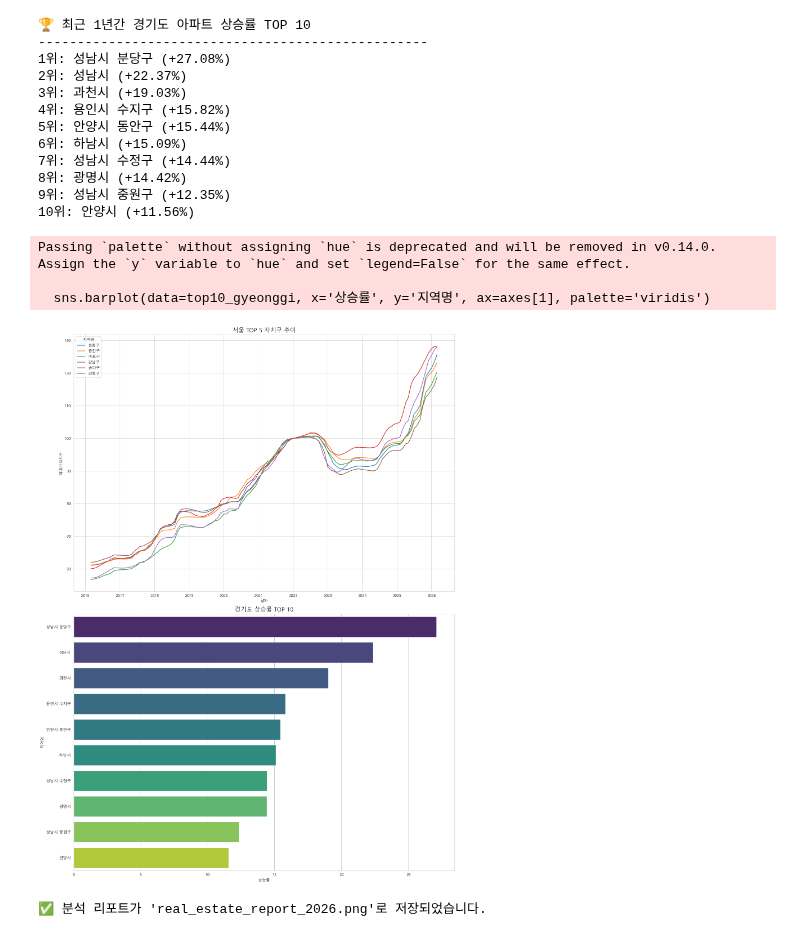
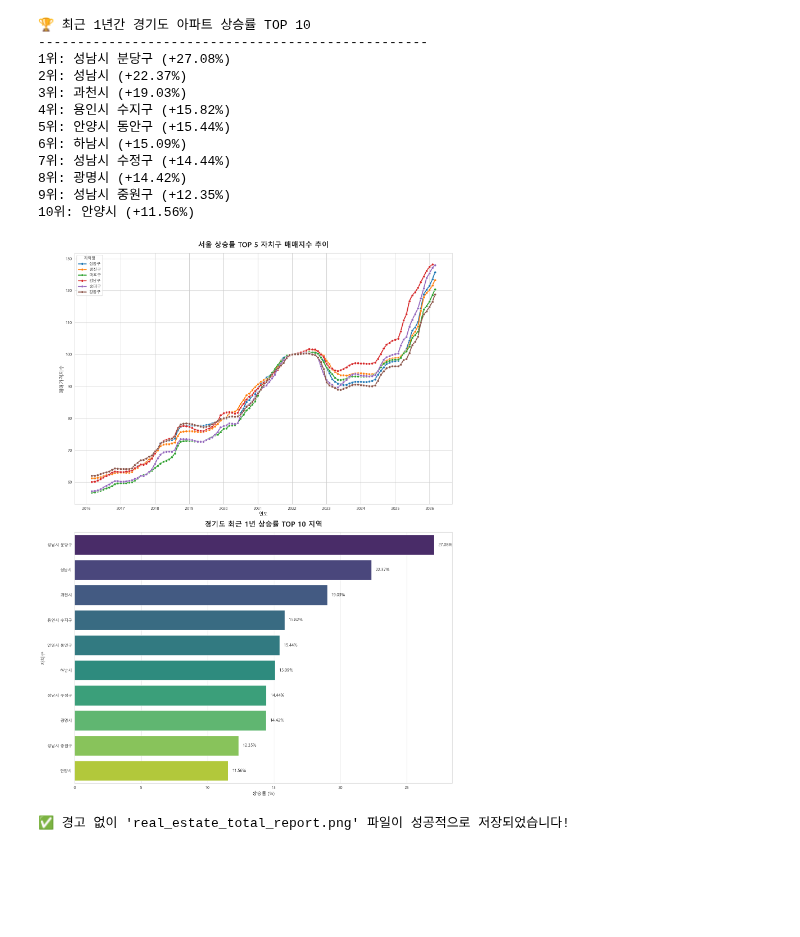
Before and after one commit to space-cap/python-real-estate-analysis, a Jupyter notebook: notebooks/01_monthly_apt_trend.ipynb, the cells around one changed output. Drawn from its saved outputs; the diff is of its cells as text; code cells hidden in the pictures; blank space fills up the shorter version.

```diff
--- a/notebooks/01_monthly_apt_trend.ipynb
+++ b/notebooks/01_monthly_apt_trend.ipynb
@@ -755,27 +755,51 @@ for rank, (_, row) in enumerate(top10_gyeonggi.iterrows(), 1):
 10위: 안양시 (+11.56%)
 # %%
 import matplotlib.pyplot as plt
+import seaborn as sns
 
-# 1. 2행 1열짜리 큰 도화지 만들기
+# 1. 2행 1열짜리 큰 도화지 만들기 (크기를 충분히 크게 잡습니다)
 fig, axes = plt.subplots(2, 1, figsize=(15, 20))
 
-# [첫 번째 그래프] 서울 TOP 5 추이
-sns.lineplot(data=df_top5_long, x='날짜', y='매매가격지수', hue='지역명', ax=axes[0])
-axes[0].set_title('서울 TOP 5 자치구 추이', fontsize=15)
+# --- [첫 번째 그래프] 서울 TOP 5 추이 (선 그래프) ---
+sns.lineplot(
+    data=df_top5_long,
+    x='날짜',
+    y='매매가격지수',
+    hue='지역명',
+    ax=axes[0],
+    linewidth=2.5,
+    marker='o'
+)
+axes[0].set_title('서울 상승률 TOP 5 자치구 매매지수 추이', fontsize=18, fontweight='bold', pad=15)
+axes[0].set_xlabel('연도', fontsize=12)
+axes[0].set_ylabel('매매가격지수', fontsize=12)
 
-# [두 번째 그래프] 경기도 TOP 10 상승률 (막대)
-sns.barplot(data=top10_gyeonggi, x='상승률', y='지역명', ax=axes[1], palette='viridis')
-axes[1].set_title('경기도 상승률 TOP 10', fontsize=15)
+# --- [두 번째 그래프] 경기도 TOP 10 상승률 (막대 그래프) ---
+# 🌟 경고 해결 포인트: hue='지역명'과 legend=False를 추가했습니다.
+sns.barplot(
+    data=top10_gyeonggi,
+    x='상승률',
+    y='지역명',
+    ax=axes[1],
+    hue='지역명',      # 추가: 색상 기준 명시
+    palette='viridis',
+    legend=False       # 추가: 중복 범례 제거
+)
+axes[1].set_title('경기도 최근 1년 상승률 TOP 10 지역', fontsize=18, fontweight='bold', pad=15)
+axes[1].set_xlabel('상승률 (%)', fontsize=12)
+axes[1].set_ylabel('자치구', fontsize=12)
 
-# 2. 이미지 파일로 저장 (dpi를 높이면 인쇄용으로도 아주 선명합니다)
+# 막대 끝에 수치 표시하는 루프 (가독성 향상)
+for p in axes[1].patches:
+    width = p.get_width()
+    axes[1].text(width + 0.3, p.get_y() + p.get_height()/2, f"{width:.2f}%", ha='left', va='center', fontsize=11)
+
+# 2. 레이아웃 조정 및 저장
 plt.tight_layout()
-plt.savefig('real_estate_report_2026.png', dpi=300)
+plt.savefig('real_estate_total_report.png', dpi=300)
 plt.show()
 
-print("✅ 분석 리포트가 'real_estate_report_2026.png'로 저장되었습니다.")
+print("✅ 경고 없이 'real_estate_total_report.png' 파일이 성공적으로 저장되었습니다!")
 # %% [output]
+[figure, new version]
-Passing `palette` without assigning `hue` is deprecated and will be removed in v0.14.0. Assign the `y` variable to `hue` and set `legend=False` for the same effect.
-
-  sns.barplot(data=top10_gyeonggi, x='상승률', y='지역명', ax=axes[1], palette='viridis')
+✅ 경고 없이 'real_estate_total_report.png' 파일이 성공적으로 저장되었습니다!
-[figure, old version]
-✅ 분석 리포트가 'real_estate_report_2026.png'로 저장되었습니다.
```
Also changed, not shown: 1 other file.
